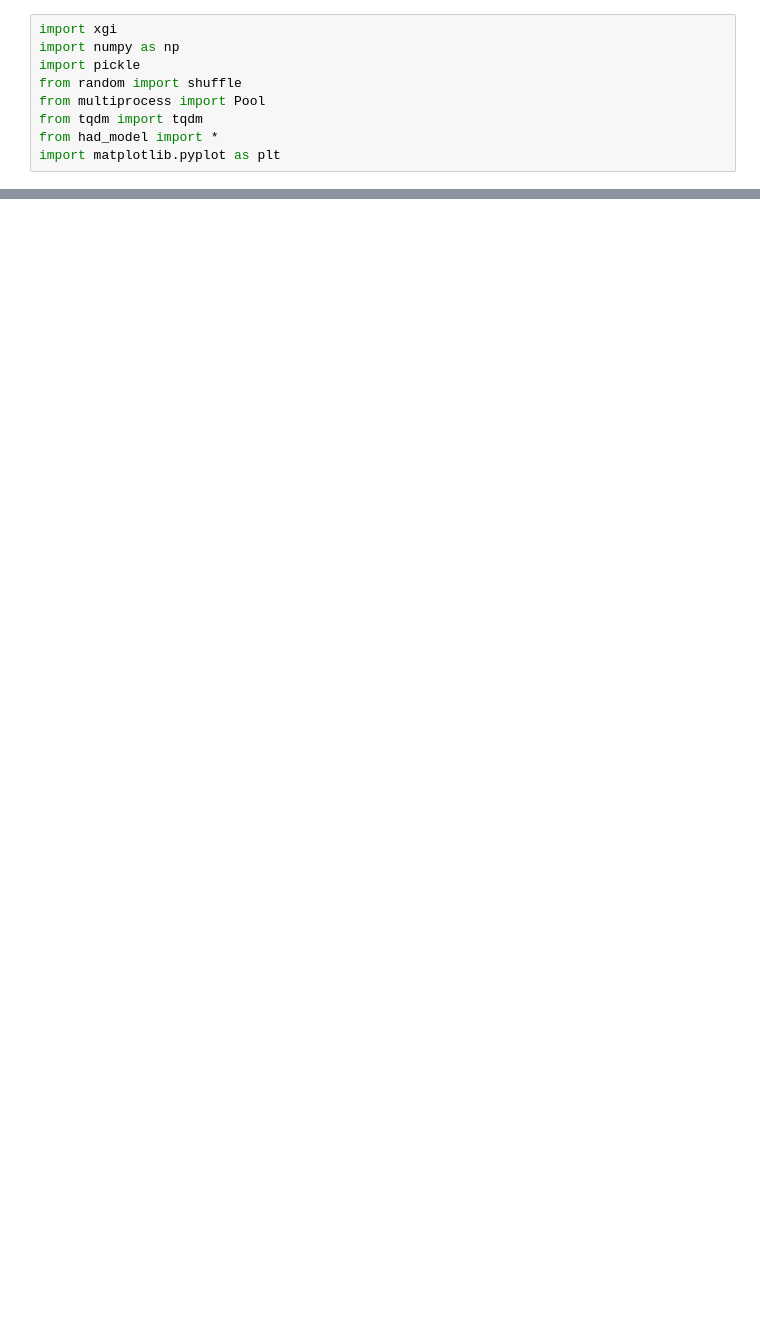
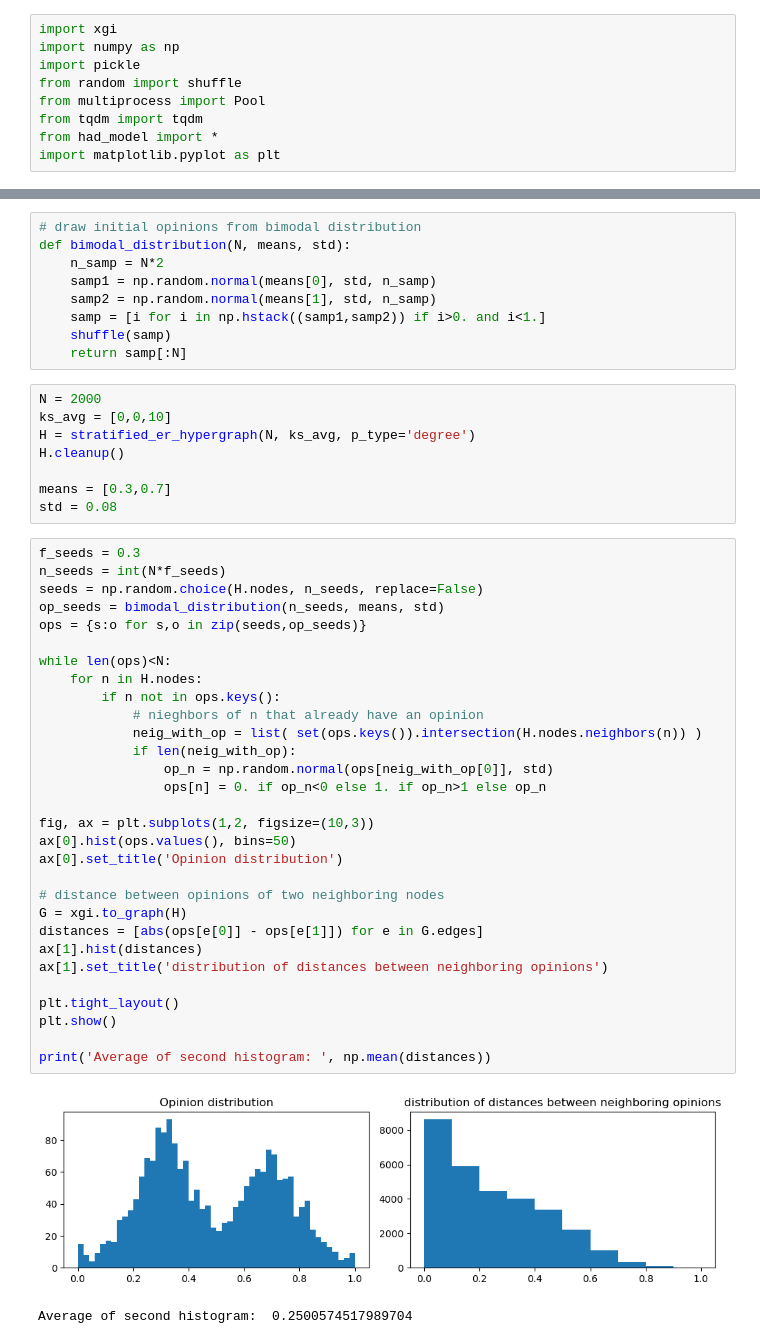
Before and after one commit to cosimoagostinelli/H-or_adaptive_Deffuant, a Jupyter notebook: 1_ER_results.ipynb, the cells around one changed output, grey strips where cells are left out. Saved outputs shown, nothing was run; the diff lists cells and outputs as text; blank space fills up the shorter version.

```diff
--- a/1_ER_results.ipynb
+++ b/1_ER_results.ipynb
@@ -237,0 +353,50 @@ for epsilon in [0.1, 0.4]:
+# %%
+# draw initial opinions from bimodal distribution
+def bimodal_distribution(N, means, std):
+    n_samp = N*2
+    samp1 = np.random.normal(means[0], std, n_samp)
+    samp2 = np.random.normal(means[1], std, n_samp)
+    samp = [i for i in np.hstack((samp1,samp2)) if i>0. and i<1.]
+    shuffle(samp)
+    return samp[:N]
+# %%
+N = 2000
+ks_avg = [0,0,10]
+H = stratified_er_hypergraph(N, ks_avg, p_type='degree')
+H.cleanup()
+
+means = [0.3,0.7]
+std = 0.08
+# %%
+f_seeds = 0.3
+n_seeds = int(N*f_seeds)
+seeds = np.random.choice(H.nodes, n_seeds, replace=False)
+op_seeds = bimodal_distribution(n_seeds, means, std)
+ops = {s:o for s,o in zip(seeds,op_seeds)}
+
+while len(ops)<N:
+    for n in H.nodes:
+        if n not in ops.keys():
+            # nieghbors of n that already have an opinion
+            neig_with_op = list( set(ops.keys()).intersection(H.nodes.neighbors(n)) )
+            if len(neig_with_op):
+                op_n = np.random.normal(ops[neig_with_op[0]], std)
+                ops[n] = 0. if op_n<0 else 1. if op_n>1 else op_n
+
+fig, ax = plt.subplots(1,2, figsize=(10,3))
+ax[0].hist(ops.values(), bins=50)
+ax[0].set_title('Opinion distribution')
+
+# distance between opinions of two neighboring nodes
+G = xgi.to_graph(H)
+distances = [abs(ops[e[0]] - ops[e[1]]) for e in G.edges]
+ax[1].hist(distances)
+ax[1].set_title('distribution of distances between neighboring opinions')
+
+plt.tight_layout()
+plt.show()
+
+print('Average of second histogram: ', np.mean(distances))
+# %% [output]
+[figure, added]
+Average of second histogram:  0.2500574517989704
```
Also changed, not shown: parts of 14 cells of this notebook, 1 other file.
